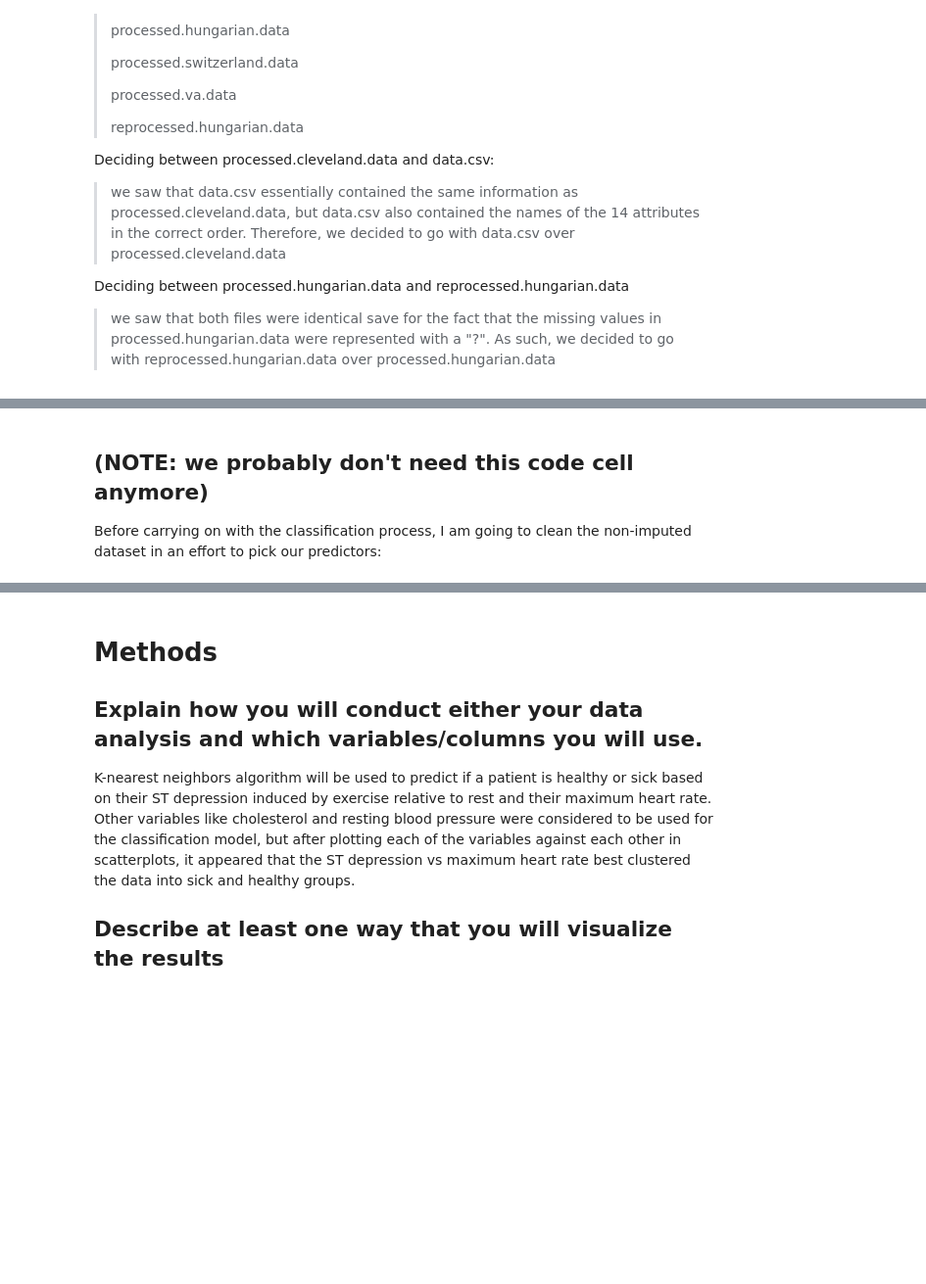
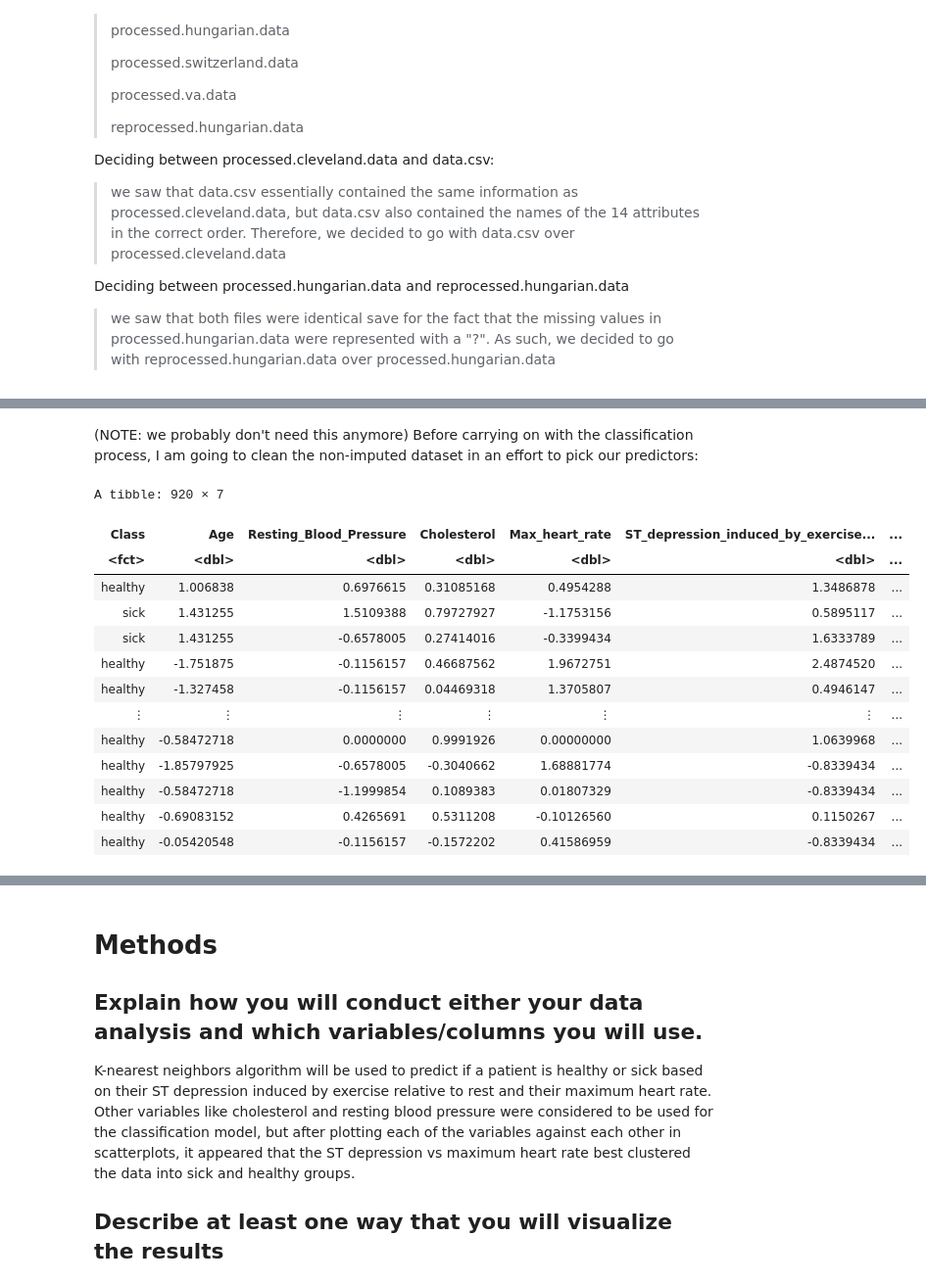
Before and after one commit to riacsik/heart-disease, a Jupyter notebook: group_project_report.ipynb, the cells around one changed output, grey strips where cells are left out. Shown at 98% size. Drawn from its saved outputs; the diff is of its cells as text; code cells hidden in the pictures; blank space fills up the shorter version.

```diff
--- a/group_project_report.ipynb
+++ b/group_project_report.ipynb
@@ -281,7 +344,5 @@ global_dataset_missing <- global_dataset_missing |>
 # %% [markdown]
-## (NOTE: we probably don't need this code cell anymore)
-
-Before carrying on with the classification process, I am going to clean the non-imputed dataset in an effort to pick our predictors:
+(NOTE: we probably don't need this anymore) Before carrying on with the classification process, I am going to clean the non-imputed dataset in an effort to pick our predictors:
 # %%
 # global_dataset_missing <- global_dataset_missing |>
 
@@ -324,16 +385,31 @@ Before carrying on with the classification process, I am going to clean the non-
 
 # global_dataset_missing
 # %%
-# imputed_and_scaled_global_dataset <- imputed_and_scaled_global_dataset |>
+imputed_and_scaled_global_dataset <- imputed_and_scaled_global_dataset |>
 
-#       mutate(Class = as.factor(Class)) |>
-#       mutate(Class = fct_recode(Class, "healthy" = "0", "sick" = "1", "sick" = "2", "sick" = "3", "sick" = "4"))
+      mutate(Class = as.factor(Class)) |>
+      mutate(Class = fct_recode(Class, "healthy" = "0", "sick" = "1", "sick" = "2", "sick" = "3", "sick" = "4"))
 
-# imputed_and_scaled_global_dataset <- imputed_and_scaled_global_dataset |>
-#       rename(Age = age, "Resting_Blood_Pressure" = trestbps, Cholesterol = chol, "Max_heart_rate" = thalach,
-#       "ST_depression_induced_by_exercise_relative_to_rest" = oldpeak)
+imputed_and_scaled_global_dataset <- imputed_and_scaled_global_dataset |>
+      rename(Age = age, "Resting_Blood_Pressure" = trestbps, Cholesterol = chol, "Max_heart_rate" = thalach,
+      "ST_depression_induced_by_exercise_relative_to_rest" = oldpeak)
 
-# imputed_and_scaled_global_dataset
+imputed_and_scaled_global_dataset
+# %% [output]
+A tibble: 920 × 7
+| Class | Age | Resting_Blood_Pressure | Cholesterol | Max_heart_rate | ST_depression_induced_by_exercise... | ... |
+| <fct> | <dbl> | <dbl> | <dbl> | <dbl> | <dbl> | ... |
+| healthy | 1.006838 | 0.6976615 | 0.31085168 | 0.4954288 | 1.3486878 | ... |
+| sick | 1.431255 | 1.5109388 | 0.79727927 | -1.1753156 | 0.5895117 | ... |
+| sick | 1.431255 | -0.6578005 | 0.27414016 | -0.3399434 | 1.6333789 | ... |
+| healthy | -1.751875 | -0.1156157 | 0.46687562 | 1.9672751 | 2.4874520 | ... |
+| healthy | -1.327458 | -0.1156157 | 0.04469318 | 1.3705807 | 0.4946147 | ... |
+| ⋮ | ⋮ | ⋮ | ⋮ | ⋮ | ⋮ | ... |
+| healthy | -0.58472718 | 0.0000000 | 0.9991926 | 0.00000000 | 1.0639968 | ... |
+| healthy | -1.85797925 | -0.6578005 | -0.3040662 | 1.68881774 | -0.8339434 | ... |
+| healthy | -0.58472718 | -1.1999854 | 0.1089383 | 0.01807329 | -0.8339434 | ... |
+| healthy | -0.69083152 | 0.4265691 | 0.5311208 | -0.10126560 | 0.1150267 | ... |
+| healthy | -0.05420548 | -0.1156157 | -0.1572202 | 0.41586959 | -0.8339434 | ... |
 # %%
 ## 2) visualizing the data with a plot relevant to the analysis we plan to do using only training data: ##
 # %%
```
Also changed, not shown: parts of 14 cells of this notebook.
